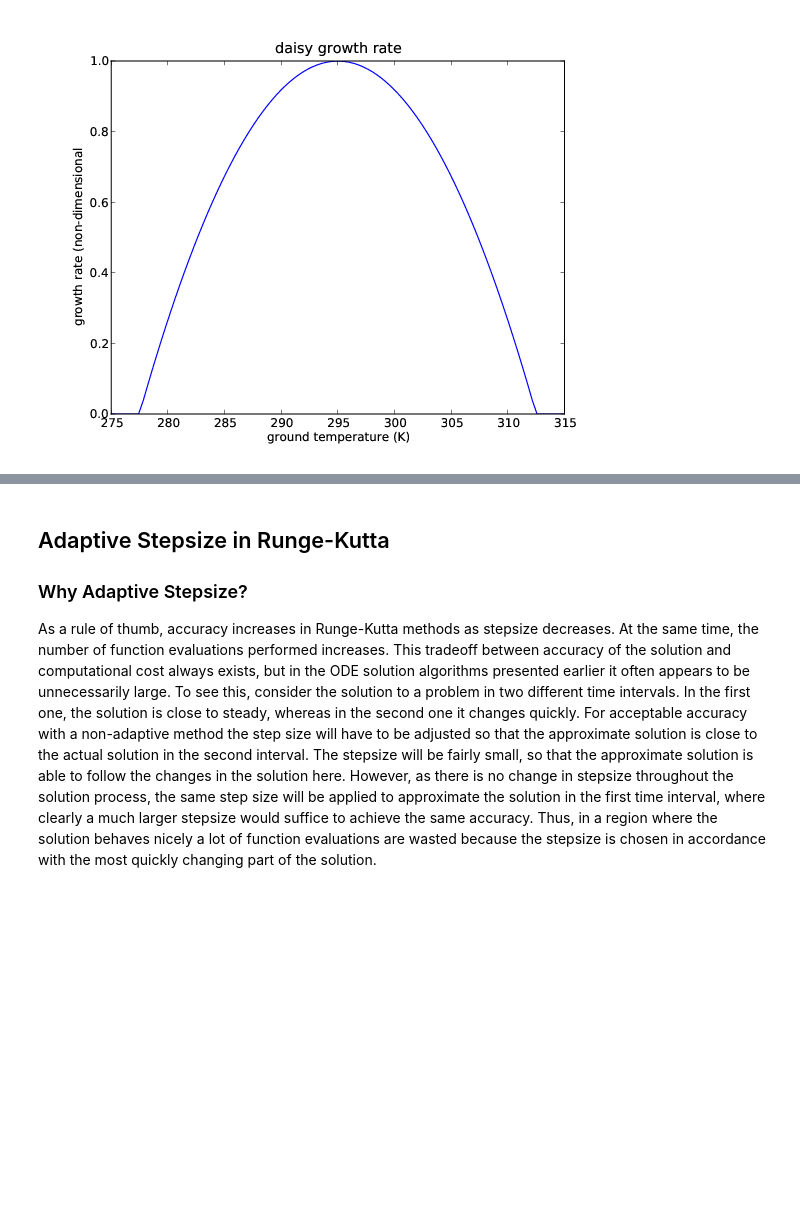
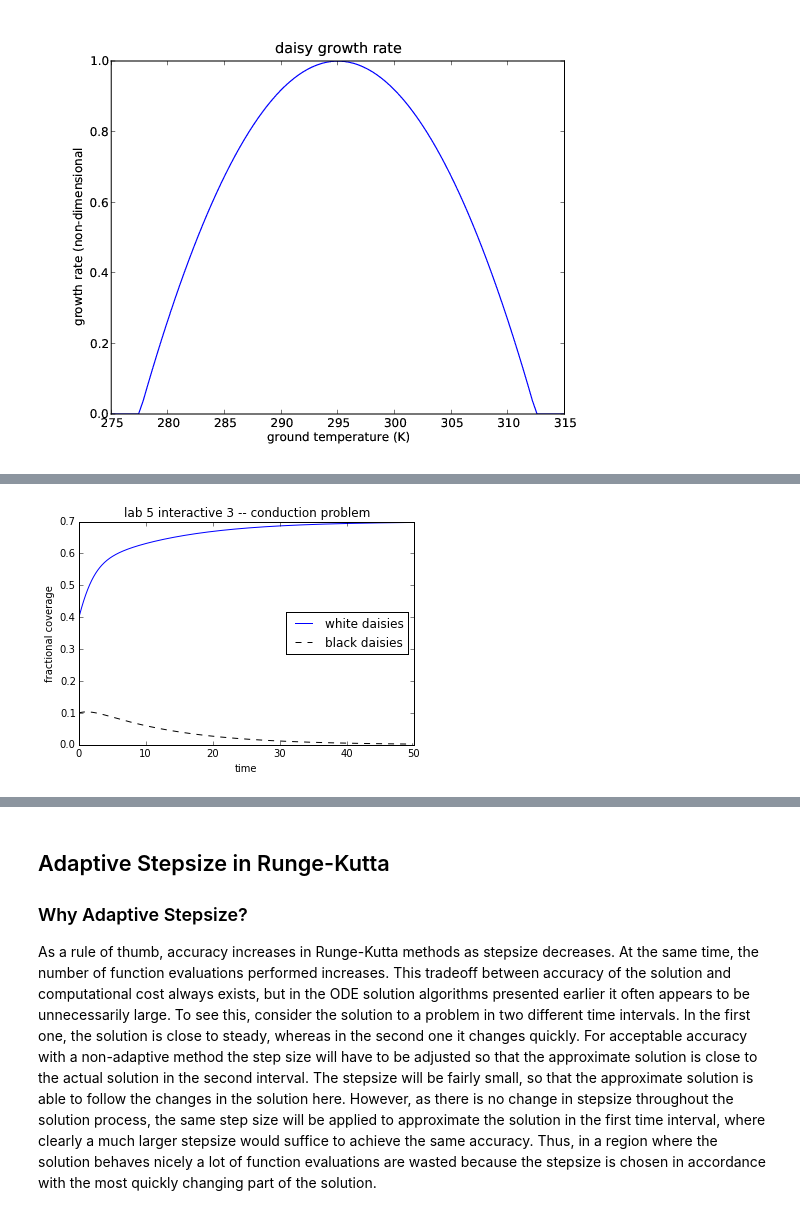
Before and after one commit to timothya87/numeric, a Jupyter notebook: lab5/lab5.ipynb, the cells around one changed output, grey strips where cells are left out. Cells and saved outputs as stored; diff of their text form; code cells hidden in the pictures; blank space fills up the shorter version.

```diff
--- a/lab5/lab5.ipynb
+++ b/lab5/lab5.ipynb
@@ -526,0 +590,18 @@ fundefs5.m.
+# %%
+import matplotlib.pyplot as plt
+
+theSolver = Integ53('conduction.yaml')
+timeVals, yVals, errorList = theSolver.timeloop5fixed()
+
+plt.close('all')
+thefig, theAx = plt.subplots(1, 1)
+theLines = theAx.plot(timeVals, yVals)
+theLines[1].set_linestyle('--')
+theLines[1].set_color('k')
+theAx.set_title('lab 5 interactive 3 -- conduction problem')
+theAx.set_xlabel('time')
+theAx.set_ylabel('fractional coverage')
+out=theAx.legend(theLines, ('white daisies', 'black daisies'),
+             loc='center right')
+# %% [output]
+[figure, added]
```
Also changed, not shown: parts of 15 cells of this notebook, 5 other files.
